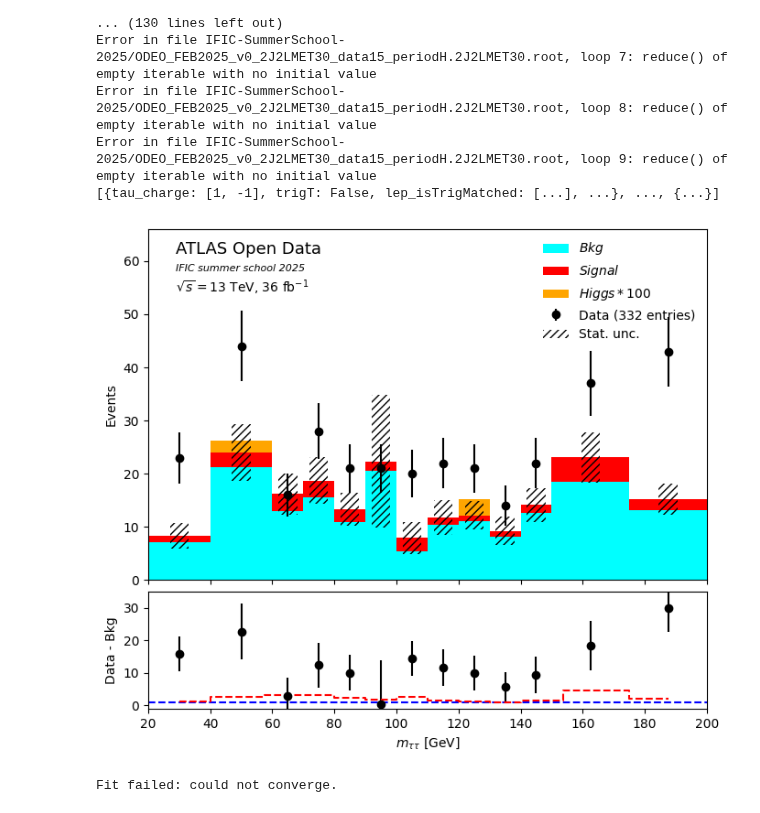
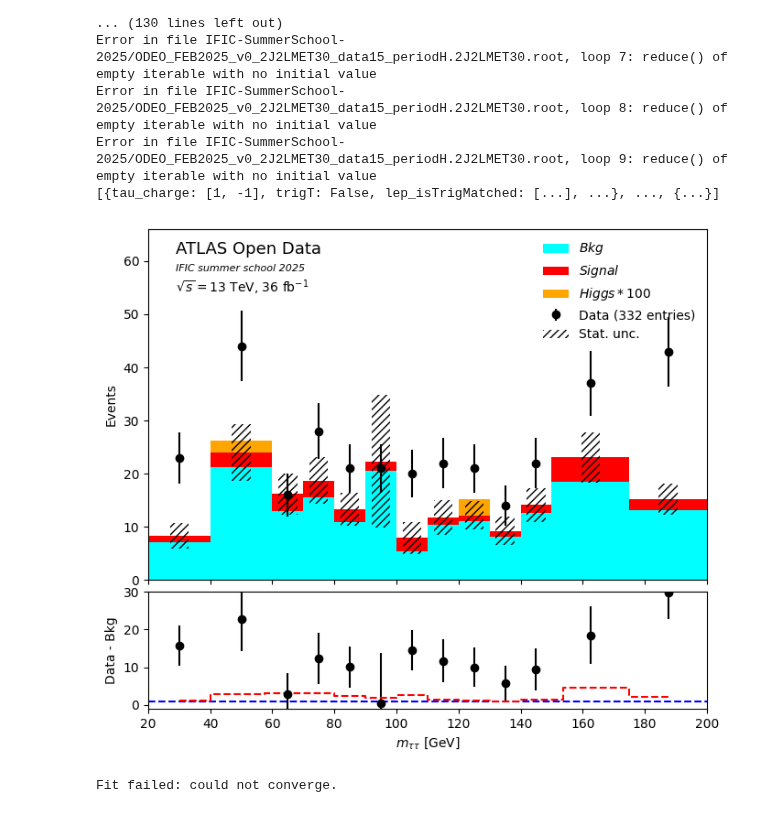
Before and after one commit to M0V1/IFIC-SummerSchool-2025, a Jupyter notebook: Htotautau.ipynb, the cells around one changed output. Cells and saved outputs as stored; diff of their text form; code cells hidden in the pictures.

```diff
--- a/Htotautau.ipynb
+++ b/Htotautau.ipynb
@@ -335,35 +335,35 @@ def plot_data(bkg, signal,higgs, data, fit=True):
     main_ax.bar(bin_centres, 2 * total_mc_err, alpha=0.5, bottom=total_mc - total_mc_err,
                 color='none', hatch="////", width=step_size, label='Stat. unc.')
 
     main_ax.set_xlim(xmin, xmax)
     main_ax.set_ylim(0, max(max(data_y), max(total_mc)) * 1.5)
     main_ax.set_ylabel("Events")
     main_ax.text(0.05, 0.93, 'ATLAS Open Data', transform=main_ax.transAxes, fontsize=13)
     main_ax.text(0.05, 0.88, 'IFIC summer school 2025', transform=main_ax.transAxes, style='italic', fontsize=8)
     main_ax.text(0.05, 0.82, r'$\sqrt{s}=13$ TeV, 36 fb$^{-1}$', transform=main_ax.transAxes)
     main_ax.legend(frameon=False)
 
 
     #ratio = data_y / total_mc
     ratio = data_y -bkg_y
     ratio_err =  np.sqrt(data_yerr**2+np.histogram(bkg['Inv_mass'], bins=bin_edges, weights=bkg['Weight']**2)[0])
 
     ratio_ax.errorbar(bin_centres, ratio, yerr=ratio_err, fmt='ko')
     ratio_ax.axhline(1, color='blue', linestyle='--')
     ratio_ax.step(bin_centres, signal_y, where='mid', color='red', linestyle='--', label='Signal MC')
 
     ratio_ax.set_ylabel("Data - Bkg")
-    ratio_ax.set_ylim(-1, 35)
+    ratio_ax.set_ylim(-1, 30)
     ratio_ax.set_xlabel(r"$m_{\tau\tau}$ [GeV]")
 
     plt.tight_layout()
     plt.subplots_adjust(hspace=0.05)
     plt.show()
 
 
 plot_data(bkg_data, signal_data,higgs_data, data_data)
 # %% [output]
-[figure, old version]
+[figure, new version]
 # %%
 import numpy as np
 import matplotlib.pyplot as plt
```
Also changed, not shown: parts of 1 cell of this notebook.
